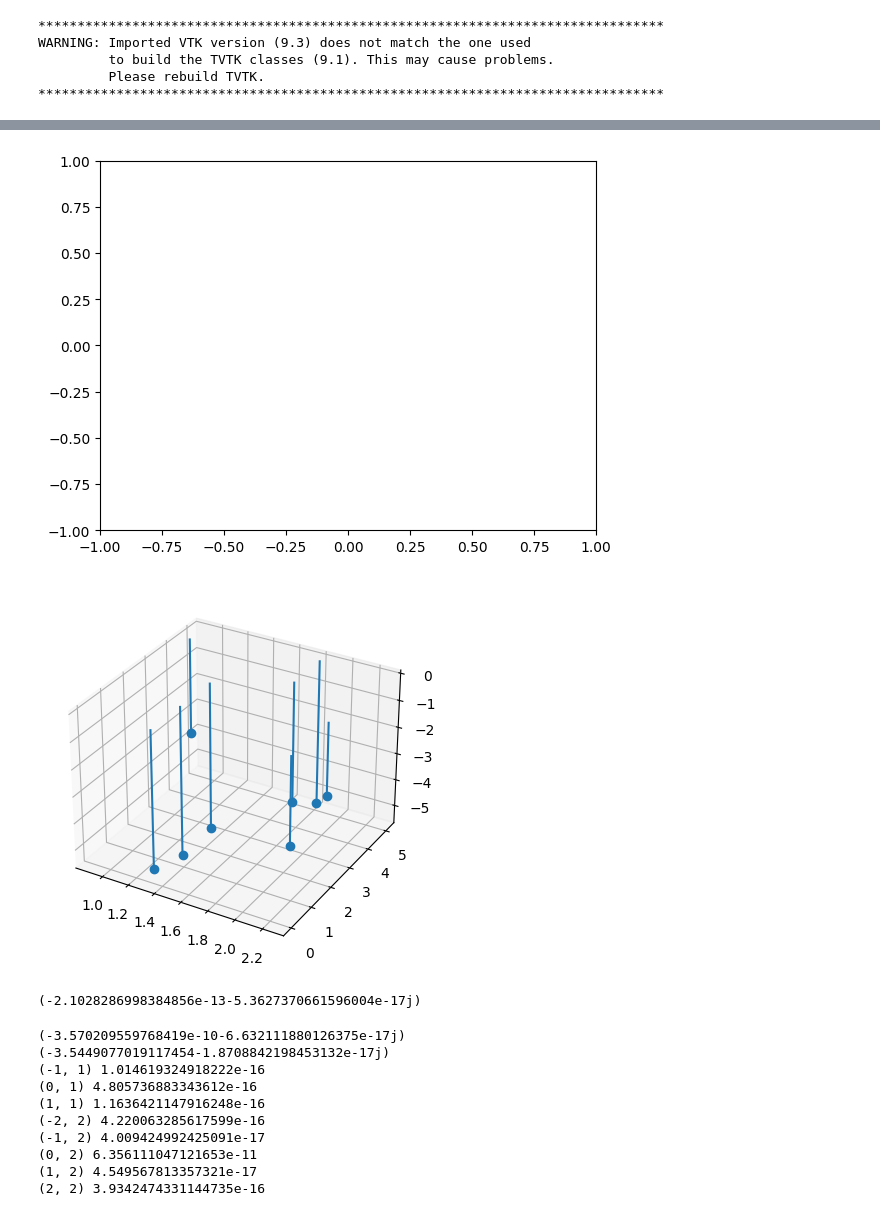
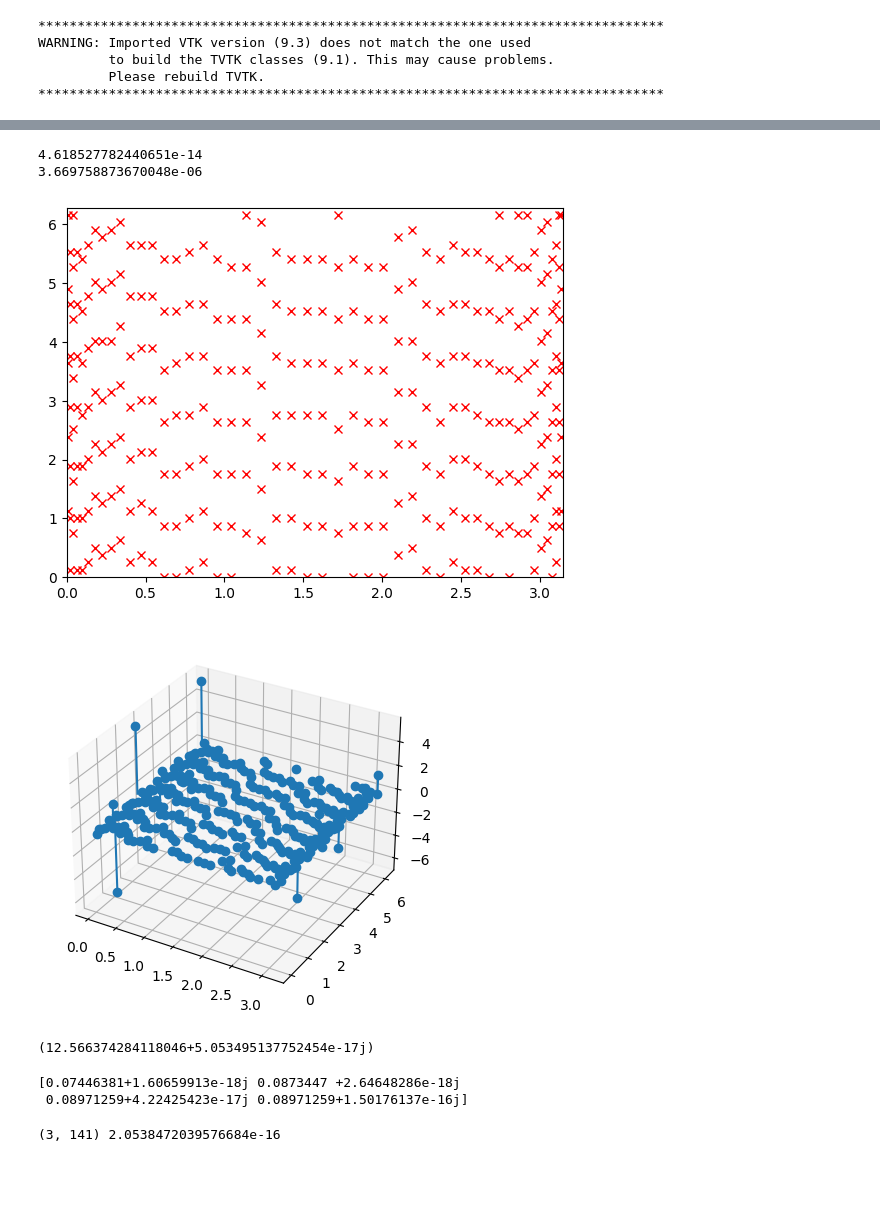
Before and after one commit to jakobtkn/ggqpy, a Jupyter notebook: ex_sphere.ipynb, the cells around one changed output, grey strips where cells are left out. Saved outputs shown, nothing was run; the diff lists cells and outputs as text; code cells hidden in the pictures; blank space fills up the shorter version.

Commit message:
sphere example

```diff
--- a/ex_sphere.ipynb
+++ b/ex_sphere.ipynb
@@ -18,12 +22,20 @@ WARNING: Imported VTK version (9.3) does not match the one used
          Please rebuild TVTK.
 ********************************************************************************
 # %%
-max_degree = 3
+max_degree = 140
 Y = lambda m,l: lambda theta, phi: sp.special.sph_harm(m,l,phi,theta)
 # functions = [[lambda theta, phi: Y(m,l)(theta,phi) for m in range(-l, l+1)] for l in range(1,max_degree)]
-functions = [[lambda theta, phi, m=m, l=l: Y(m,l)(theta,phi) for m in range(-l, l+1)] for l in range(1,max_degree)]
-functions = list(chain(*functions))
+functions = list()
+for l in range(0, max_degree):
+    max_m = min(l, 3)
+    for m in range(-max_m, max_m + 1):
+        functions.append(lambda theta, phi, m=m, l=l: np.sin(theta)*Y(m,l)(theta,phi))
+
+# functions = list()
+# par = lambda theta, phi: np.array([np.sin(theta)*np.cos(phi), np.sin(theta)*np.sin(phi), np.cos(theta)])
+# for l in range(0, 100):
+#     functions.append(lambda theta, phi: (np.random.normal() + 1j*np.random.normal())*(par(theta,phi)**(np.random.randint(0,max_degree, size=3)[:,np.newaxis])).sum(axis=0) + (np.random.normal() + 1j*np.random.normal())*(par(theta,phi)**(np.random.randint(0,max_degree, size=3)[:,np.newaxis])).sum(axis=0))
+
+
 print(len(functions))
-for f in functions:
-    print(f(1,2))
 # %% [output]
@@ -39,7 +43,8 @@ for f in functions:
 # %%
-
 disc = Discretizer()
-theta_d,phi_d,w_d,theta_l,phi_l = disc.naive_discretize2d_sphere(10, 100)
+N = 50
+M = 50
+theta_d,phi_d,w_d,theta_l,phi_l = disc.naive_discretize2d_sphere(N, M)
 fig, ax = plt.subplots(subplot_kw=dict(projection='3d'))
 markerline, stemlines, baseline = ax.stem(theta_d,phi_d,w_d, basefmt=" ")
 plt.show()
@@ -86,30 +85,30 @@ plt.plot(theta_d, phi_d,"x")
+# %%
+(theta_c,phi_c),w_c = construct_Chebyshev_quadratures((theta_d,phi_d),w_d,U)
+print(abs(w_d@np.sin(theta_d) - 4*np.pi))
+print(abs(w_c@np.sin(theta_c) - 4*np.pi))
+# %% [output]
+4.618527782440651e-14
+3.669758873670048e-06
 # %%
+
 plt.plot(theta_c,phi_c,"rx")
-plt.xlim(-1,1);
-plt.ylim(-1,1);
+plt.xlim(0,np.pi);
+plt.ylim(0,2*np.pi);
 fig, ax = plt.subplots(subplot_kw=dict(projection='3d'))
-markerline, stemlines, baseline = ax.stem(theta_c, phi_c, w_c.real, basefmt=" ")
+markerline, stemlines, baseline = ax.stem(theta_c, phi_c, w_c.imag, basefmt=" ")
 plt.show()
-print(np.cos(phi_c)@w_c)
+print(np.sin(theta_c)@w_c)
 # %% [output]
-[figure, old version]
+[figure, new version]
-[figure, old version]
+[figure, new version]
-(-2.1028286998384856e-13-5.3627370661596004e-17j)
+(12.566374284118046+5.053495137752454e-17j)
-# %%
-print(w_c.sum())
-print(Y(0,0)(theta_c,phi_c)@w_c - np.sqrt(4*np.pi))
-
-for l in range(1,3):
-    for m in range(-l, l+1):
-        print((m,l), abs(Y(m,l)(theta_c,phi_c)@w_c))
-# %% [output]
-(-3.570209559768419e-10-6.632111880126375e-17j)
-(-3.5449077019117454-1.8708842198453132e-17j)
-(-1, 1) 1.014619324918222e-16
-(0, 1) 4.805736883343612e-16
-(1, 1) 1.1636421147916248e-16
-(-2, 2) 4.220063285617599e-16
-(-1, 2) 4.009424992425091e-17
-(0, 2) 6.356111047121653e-11
-(1, 2) 4.549567813357321e-17
-(2, 2) 3.9342474331144735e-16
+# %%
+print(w_c[:4])
+# %% [output]
+[0.07446381+1.60659913e-18j 0.0873447 +2.64648286e-18j
+ 0.08971259+4.22425423e-17j 0.08971259+1.50176137e-16j]
+# %%
+m,l = (3,141)
+print((m,l), abs((np.sin(theta_c)*Y(m,l)(theta_c,phi_c))@w_c))
+# %% [output]
+(3, 141) 2.0538472039576684e-16
```
Also changed, not shown: parts of 9 cells of this notebook, 5 other files.
